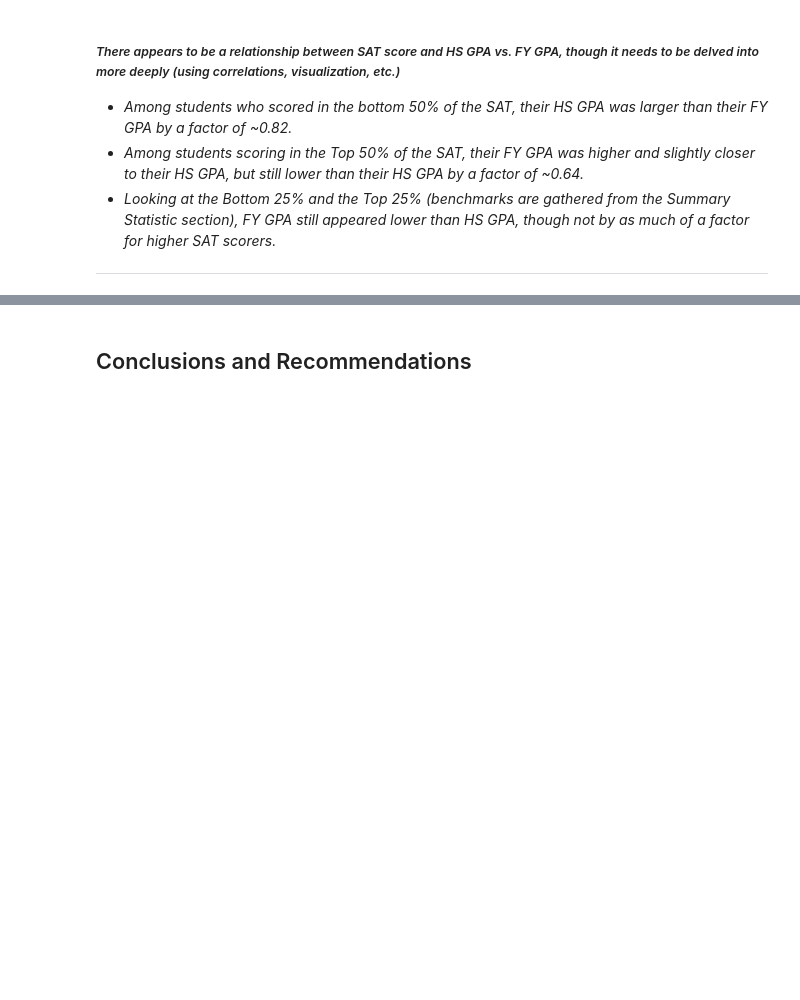
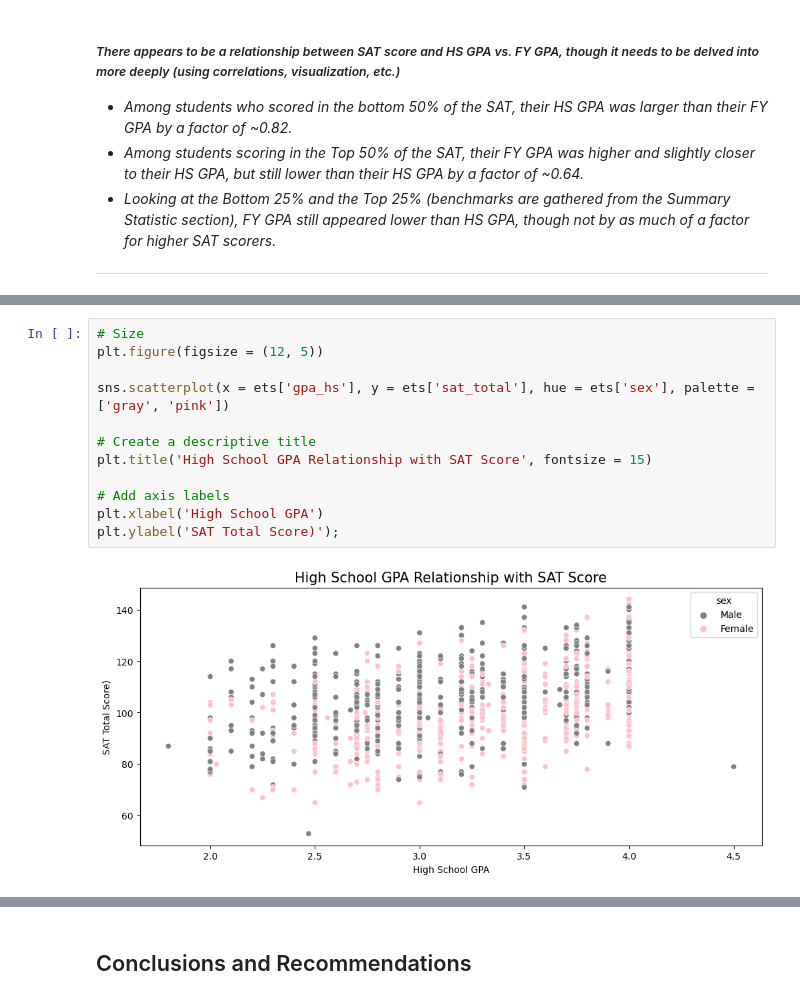
Before and after one commit to farahmalik11/project-1, a Jupyter notebook: code/starter-code.ipynb, the cells around one changed output, grey strips where cells are left out. Cells and saved outputs as stored; diff of their text form; blank space fills up the shorter version.

```diff
--- a/code/starter-code.ipynb
+++ b/code/starter-code.ipynb
@@ -1825,0 +1888,14 @@ Here are some prompts to get you started with visualizations. Feel free to add a
+# %%
+# Size
+plt.figure(figsize = (12, 5))
+
+sns.scatterplot(x = ets['gpa_hs'], y = ets['sat_total'], hue = ets['sex'], palette = ['gray', 'pink'])
+
+# Create a descriptive title
+plt.title('High School GPA Relationship with SAT Score', fontsize = 15)
+
+# Add axis labels
+plt.xlabel('High School GPA')
+plt.ylabel('SAT Total Score)');
+# %% [output]
+[figure, added]
```
Also changed, not shown: parts of 14 cells of this notebook.
